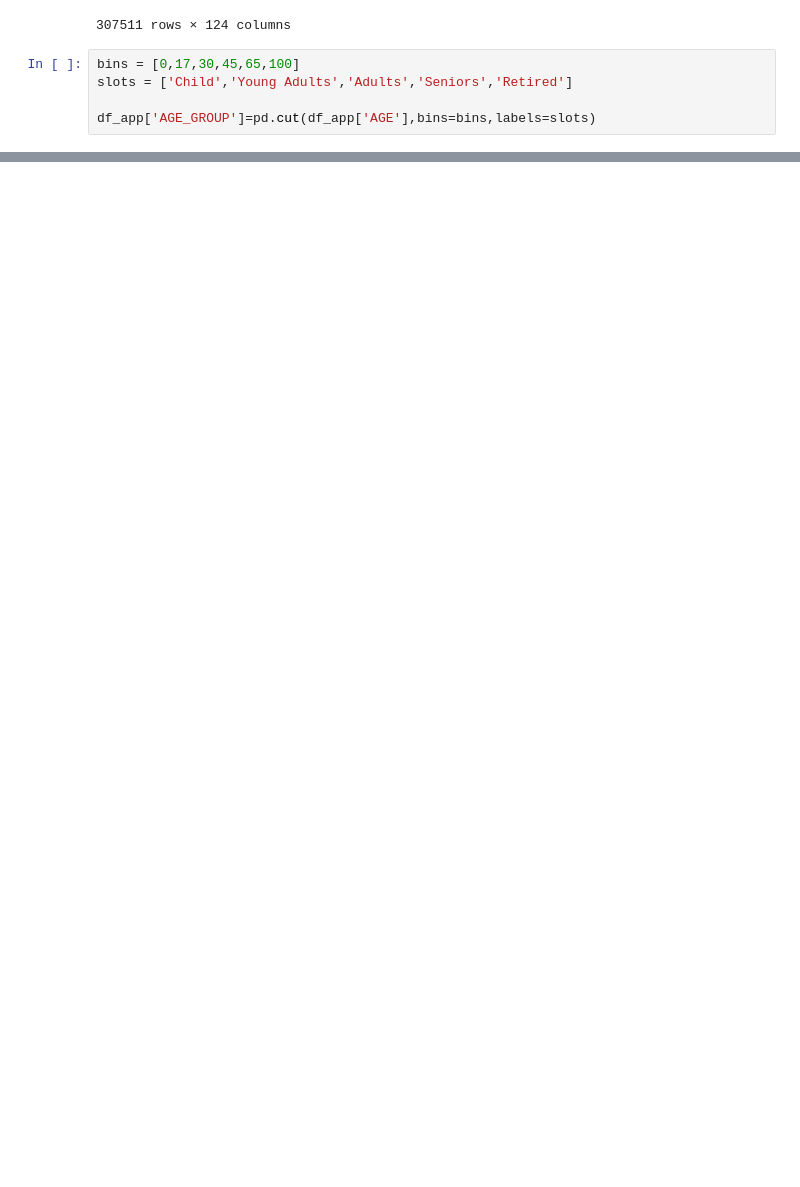
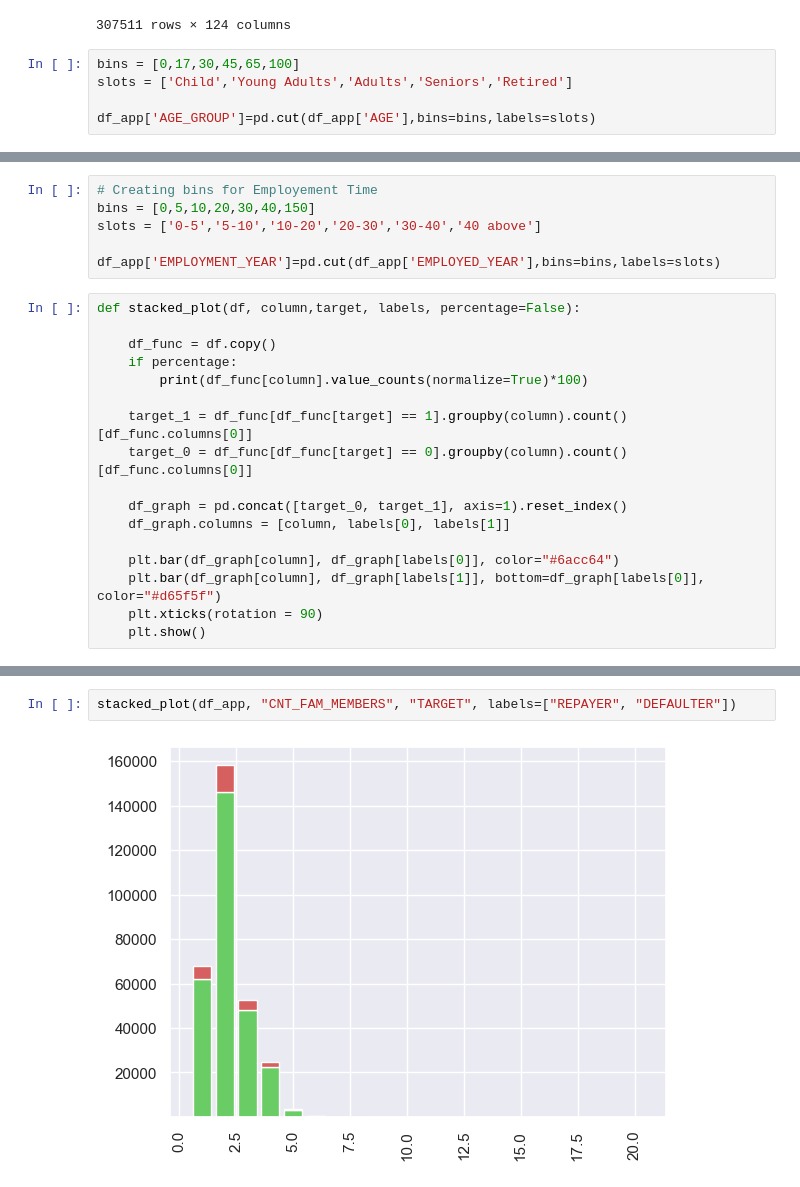
Before and after one commit to Ahmad-assegaf/hacktiv8-final-project, a Jupyter notebook: main.ipynb, the cells around one changed output, grey strips where cells are left out. Cells and saved outputs as stored; diff of their text form; blank space fills up the shorter version.

```diff
--- a/main.ipynb
+++ b/main.ipynb
@@ -741,0 +804,23 @@ df_app['AGE_GROUP']=pd.cut(df_app['AGE'],bins=bins,labels=slots)
+# %%
+# Creating bins for Employement Time
+bins = [0,5,10,20,30,40,150]
+slots = ['0-5','5-10','10-20','20-30','30-40','40 above']
+
+df_app['EMPLOYMENT_YEAR']=pd.cut(df_app['EMPLOYED_YEAR'],bins=bins,labels=slots)
+# %%
+def stacked_plot(df, column,target, labels, percentage=False):
+
+    df_func = df.copy()
+    if percentage:
+        print(df_func[column].value_counts(normalize=True)*100)
+
+    target_1 = df_func[df_func[target] == 1].groupby(column).count()[df_func.columns[0]]
+    target_0 = df_func[df_func[target] == 0].groupby(column).count()[df_func.columns[0]]
+
+    df_graph = pd.concat([target_0, target_1], axis=1).reset_index()
+    df_graph.columns = [column, labels[0], labels[1]]
+
+    plt.bar(df_graph[column], df_graph[labels[0]], color="#6acc64")
+    plt.bar(df_graph[column], df_graph[labels[1]], bottom=df_graph[labels[0]], color="#d65f5f")
+    plt.xticks(rotation = 90)
+    plt.show()
@@ -741,0 +836,4 @@ df_app['AGE_GROUP']=pd.cut(df_app['AGE'],bins=bins,labels=slots)
+# %%
+stacked_plot(df_app, "CNT_FAM_MEMBERS", "TARGET", labels=["REPAYER", "DEFAULTER"])
+# %% [output]
+[figure, added]
```
Also changed, not shown: parts of 44 cells of this notebook.
